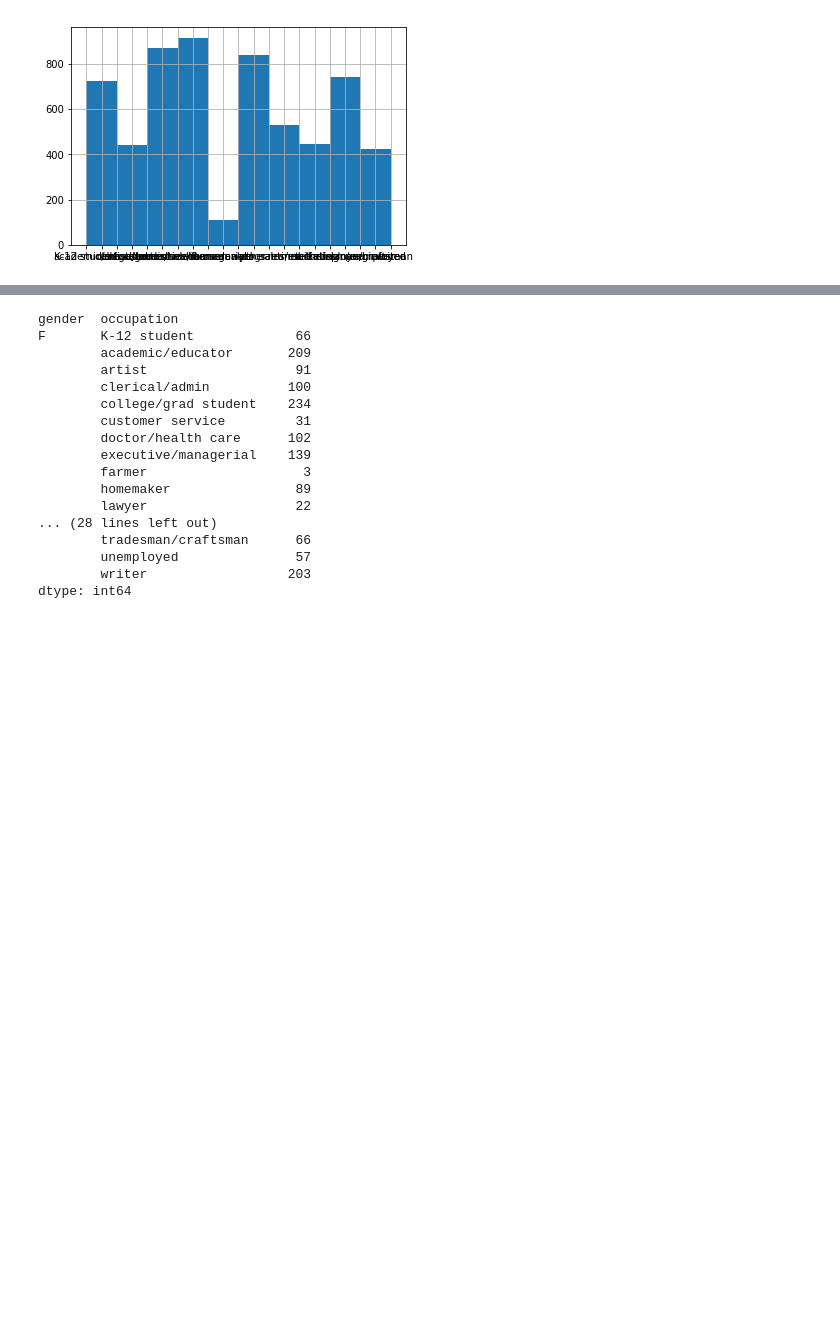
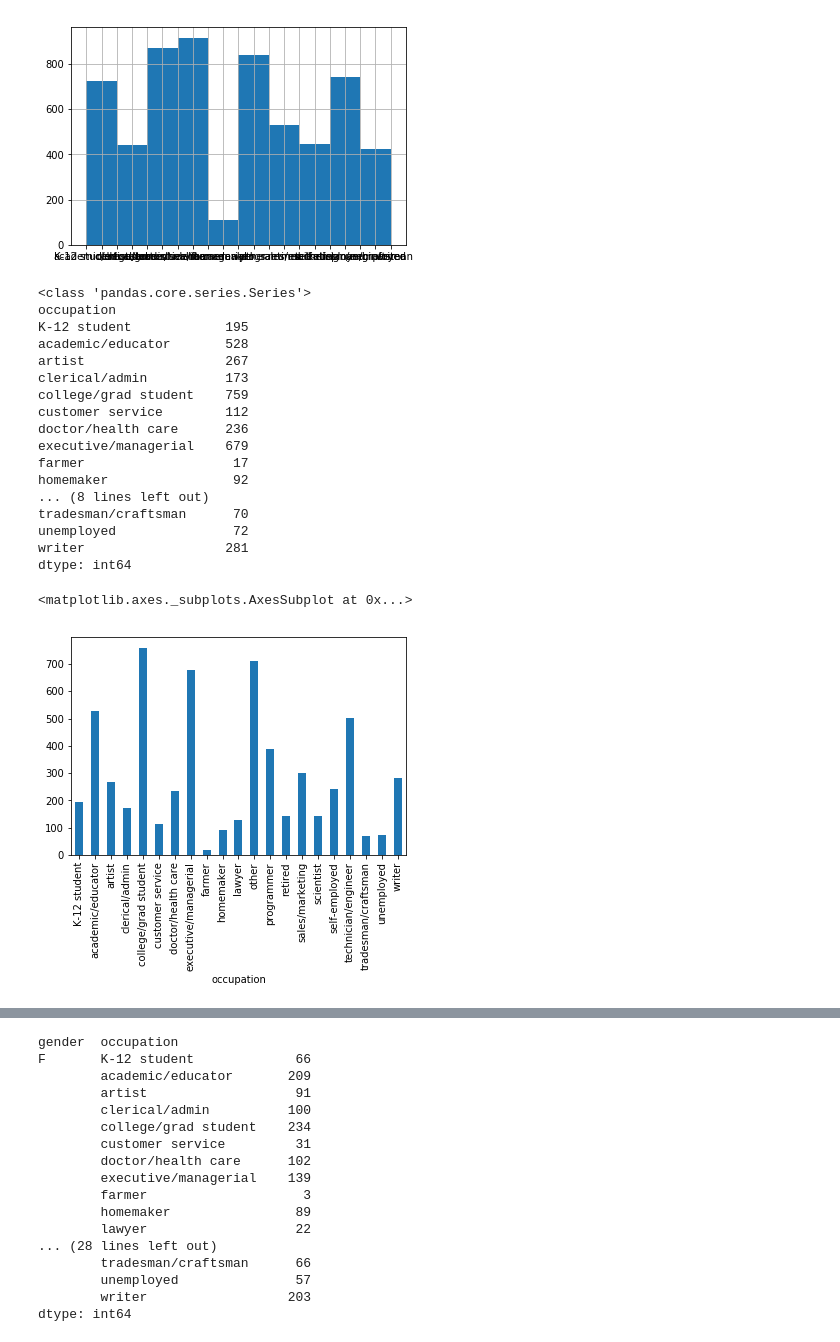
Before and after one commit to nicolagennaro/pussy-project, a Jupyter notebook: Users.ipynb, the cells around one changed output, grey strips where cells are left out. Drawn from its saved outputs; the diff is of its cells as text; code cells hidden in the pictures; blank space fills up the shorter version.

Commit message:
more plots, starting LSMT

```diff
--- a/Users.ipynb
+++ b/Users.ipynb
@@ -333,3 +386,28 @@ users["occupation"].hist()
 # %% [output]
 <matplotlib.axes._subplots.AxesSubplot at 0x...>
 [figure]
+# %%
+a = users.groupby("occupation").size()
+print(type(a))
+print(a)
+a.plot(kind='bar')
+# %% [output]
+<class 'pandas.core.series.Series'>
+occupation
+K-12 student            195
+academic/educator       528
+artist                  267
+clerical/admin          173
+college/grad student    759
+customer service        112
+doctor/health care      236
+executive/managerial    679
+farmer                   17
+homemaker                92
+... (8 lines left out)
+tradesman/craftsman      70
+unemployed               72
+writer                  281
+dtype: int64
+<matplotlib.axes._subplots.AxesSubplot at 0x...>
+[figure, added]
```
Also changed, not shown: parts of 14 cells of this notebook, 2 other files.
